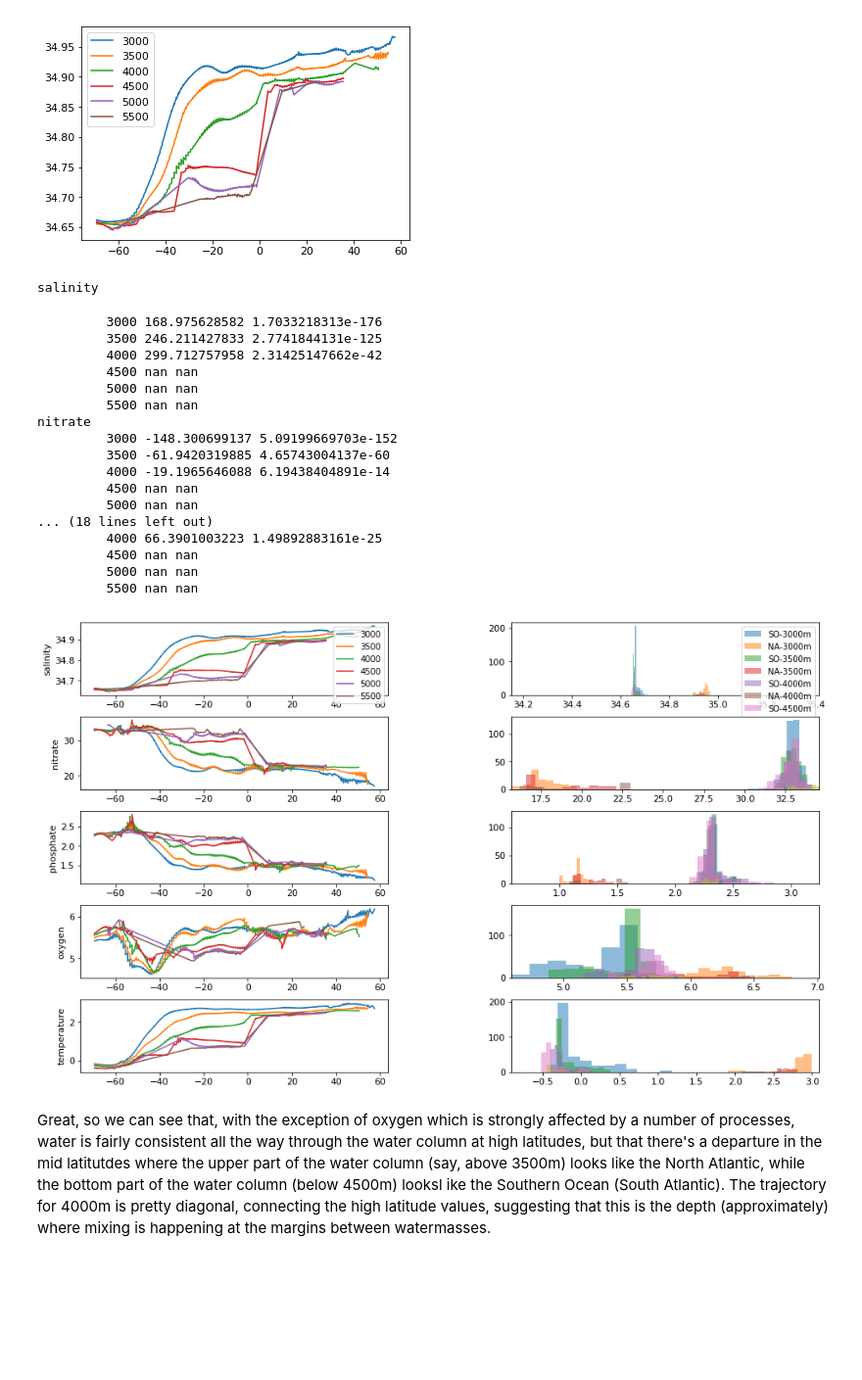
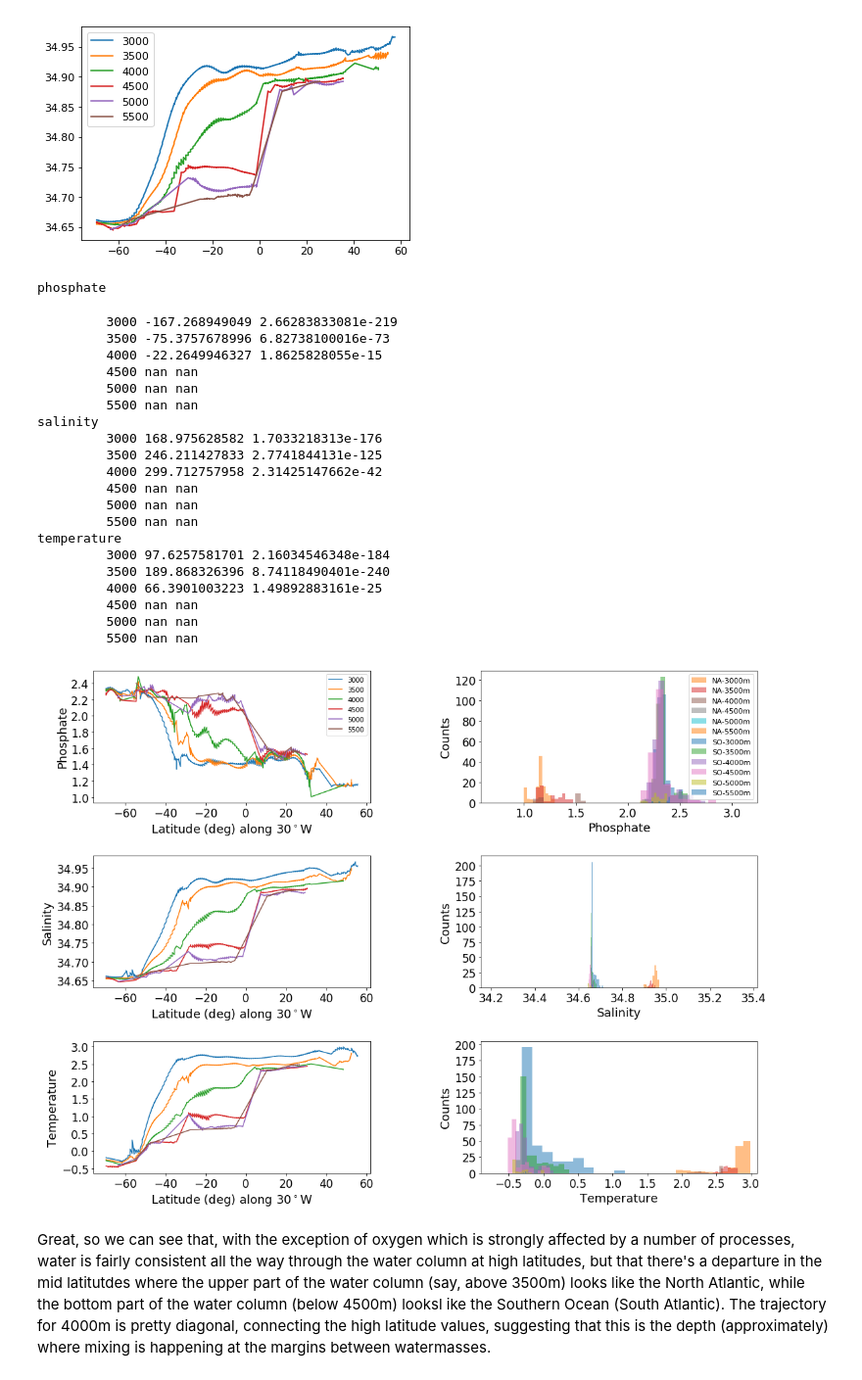
Before and after one commit to jordanplanders/Thinkful, a Jupyter notebook: Capstone Project/watercol_connectedness.ipynb, the cells around one changed output. Shown at 98% size. Cells and saved outputs as stored; diff of their text form; code cells hidden in the pictures; blank space fills up the shorter version.

```diff
--- a/Capstone Project/watercol_connectedness.ipynb
+++ b/Capstone Project/watercol_connectedness.ipynb
@@ -247,5 +247,5 @@ class paths:
                                 self.d_paths[(mini_sec1.slat,depth1)].append((mini_sec2.slat,depth2, p))
 # %%
 lat_bins = [(x, x+3) for x in range(-80,80, 3)]
-depths = [x for x in range(250,6500, 250)]
+depths = [x for x in range(0,6500, 250)]
 # %%
@@ -342,0 +390,3 @@ plt.legend()
+# %%
+unique_x = np.unique(list(np.unique(x1))+list(np.unique(x2)))
+unique_y = np.unique(list(np.unique(y1))+list(np.unique(y2)))
@@ -342,0 +443,7 @@ plt.legend()
+# %%
+path = []
+for ik in range(len(pairs)):
+    if ik<len(pairs)-1:
+        path.append([pairs[ik],pairs[ik+1] ])
+    else:
+        path.append([pairs[ik],pairs[0] ])
@@ -533,12 +683,12 @@ plt.legend()
 [figure]
 # %%
 # for all tracers
-tracers = ['salinity', 'nitrate', 'phosphate', 'oxygen', 'temperature']
-lineLon = -25
+tracers = ['phosphate', 'salinity', 'temperature']
+lineLon = -30
 minLat, maxLat = -70, 80
 
-fig = plt.figure(figsize=(10+6, 10))
-gs = gridspec.GridSpec(len(tracers),2, width_ratios=[1,1], wspace=0.4, hspace = 0.3)
+fig = plt.figure(figsize=(18, 14))
+gs = gridspec.GridSpec(len(tracers),2, width_ratios=[1,1], wspace=0.4, hspace = 0.4)
 ax_out = []
 for ik in range(len(tracers)*2):
     ax_out.append(fig.add_subplot(gs[ik]))
@@ -566,44 +716,73 @@ for ik, tracer in enumerate(tracers):
         data_SA = dataset_SA._feat_data[dataset_SA._d==depth]
         ax_out[2*ik+1].hist(data_SA, label = 'SO-'+ str(depth)+'m', alpha=.5)
         ax_out[2*ik+1].hist(data_NA, label = 'NA-'+ str(depth)+'m', alpha = .5)
+        ax_out[2*ik+1].set_ylabel('Counts', fontsize=axis_sz-4)
+        ax_out[2*ik+1].set_xlabel(tracer.title(), fontsize=axis_sz-4)
+
         t2, p2 = stats.ttest_ind(data_NA,data_SA, equal_var=False)
         ax_out[2*ik].plot(section_dataset._x[section_dataset._d==depth], section_dataset._feat_data[section_dataset._d==depth], label=str(depth))
         print('\t',depth, t2, p2)
-        ax_out[2*ik].set_ylabel(tracer)
+        ax_out[2*ik].set_ylabel(tracer.title(), fontsize=axis_sz-4)
+        ax_out[2*ik].set_xlabel('Latitude (deg) along {}$^\circ$W'.format(-lineLon), fontsize=axis_sz-4)
         try:
             ax_out[2*ik+1].set_xlim([min([min(data_NA), min(data_SA)])-.5, max([max(data_NA), max(data_SA)])+.5])
         except:
             continue
     if ik == 0:
-        ax_out[2*ik+1].legend(prop={'size': 10})
+#         ax_out[2*ik+1].legend(prop={'size': 10})
+        handles, labels = ax_out[2*ik+1].get_legend_handles_labels()
+        # sort both labels and handles by labels
+        labels, handles = zip(*sorted(zip(labels, handles), key=lambda t: t[0]))
+        ax_out[2*ik+1].legend(handles, labels)
         ax_out[2*ik].legend(prop={'size': 10})
+
+
+#     ax_out[2*ik+1].set_xticks(size = tick_sz-8)
+#     ax_out[2*ik+1].set_yticks(size = tick_sz-8)
+
+    # set tick parameters
+    xtickNames = ax_out[2*ik+1].get_xticklabels()
+    ytickNames = ax_out[2*ik+1].get_yticklabels()
+
+    for names in [ytickNames, xtickNames]:
+        plt.setp(names, rotation=0, fontsize=tick_sz-4)
+
+    xtickNames = ax_out[2*ik].get_xticklabels()
+    ytickNames = ax_out[2*ik].get_yticklabels()
+
+    for names in [ytickNames, xtickNames]:
+        plt.setp(names, rotation=0, fontsize=tick_sz-4)
+#     ax.set_title(tracer)
 # fig
 
 name2 = 'tracer_hist_lonTraj_Atl'
 plt.savefig(path+name2+'.png', dpi=None, facecolor='w', edgecolor='w',
         orientation='portrait', papertype=None, format=None,
         transparent=False, bbox_inches=None, pad_inches=0.1,
         frameon=None)
 # %% [output]
-salinity
+phosphate
+         3000 -167.268949049 2.66283833081e-219
+         3500 -75.3757678996 6.82738100016e-73
+         4000 -22.2649946327 1.8625828055e-15
+         4500 nan nan
+         5000 nan nan
+         5500 nan nan
+salinity
          3000 168.975628582 1.7033218313e-176
          3500 246.211427833 2.7741844131e-125
          4000 299.712757958 2.31425147662e-42
          4500 nan nan
          5000 nan nan
          5500 nan nan
-nitrate
-         3000 -148.300699137 5.09199669703e-152
-         3500 -61.9420319885 4.65743004137e-60
-         4000 -19.1965646088 6.19438404891e-14
-         4500 nan nan
-         5000 nan nan
-... (18 lines left out)
+temperature
+         3000 97.6257581701 2.16034546348e-184
+         3500 189.868326396 8.74118490401e-240
          4000 66.3901003223 1.49892883161e-25
          4500 nan nan
          5000 nan nan
          5500 nan nan
-[figure, old version]
+[figure, new version]
 # %% [markdown]
 Great, so we can see that, with the exception of oxygen which is strongly affected by a number of processes, water is fairly consistent all the way through the water column at high latitudes, but that there's a departure in the mid latitutdes where the upper part of the water column (say, above 3500m) looks like the North Atlantic, while the bottom part of the water column (below 4500m) looksl ike the Southern Ocean (South Atlantic).  The trajectory for 4000m is pretty diagonal, connecting the high latitude values, suggesting that this is the depth (approximately) where mixing is happening at the margins between watermasses.
 # %%
```
Also changed, not shown: parts of 10 cells of this notebook.
